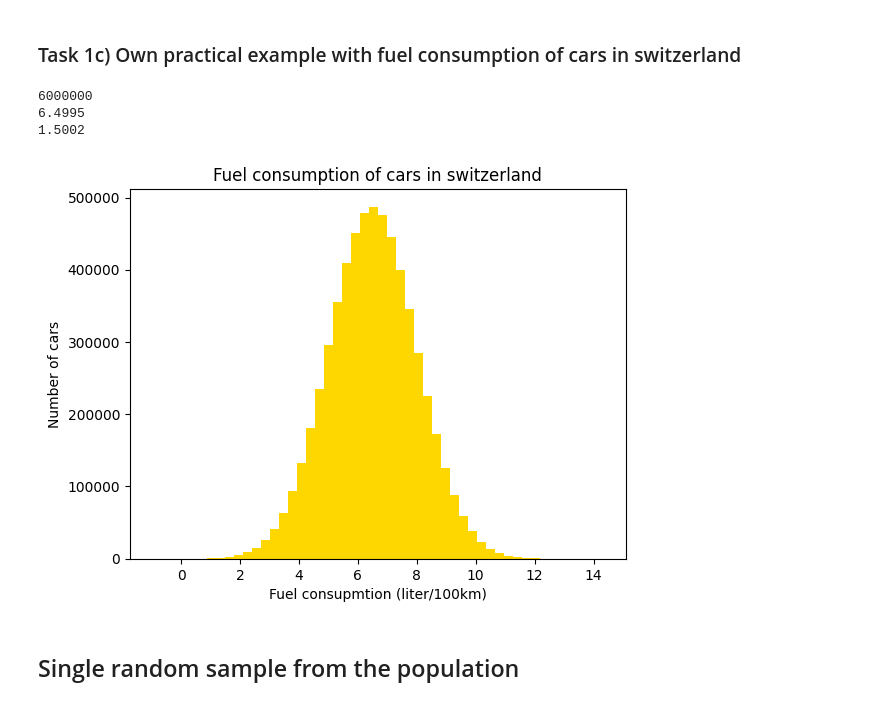
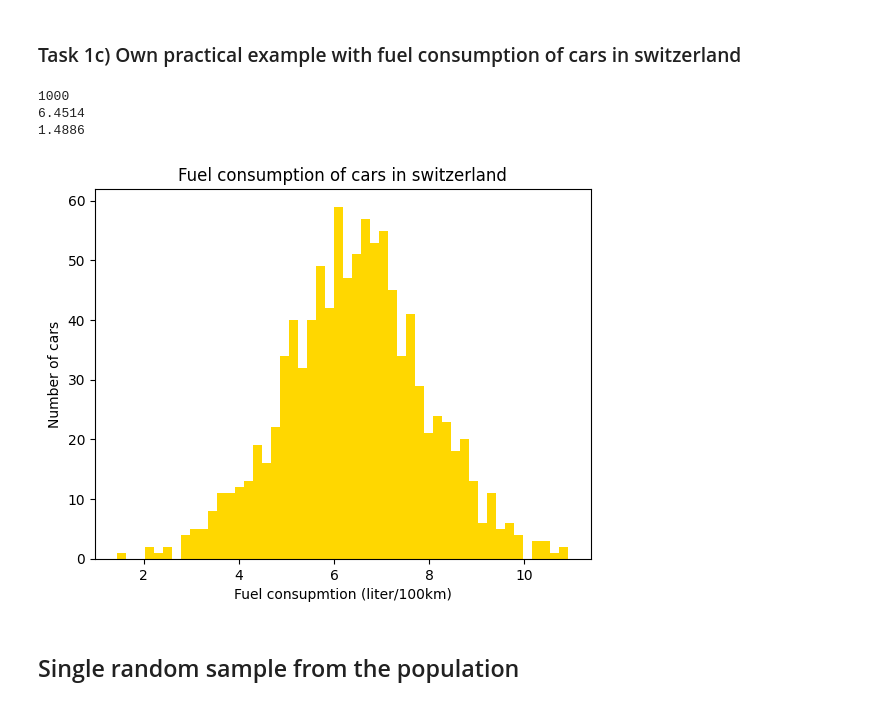
Before and after one commit to Etterpau/applied_research_methods, a Jupyter notebook: Week_06/population_and_samples.ipynb, the cells around one changed output. Cells and saved outputs as stored; diff of their text form; code cells hidden in the pictures.

```diff
--- a/Week_06/population_and_samples.ipynb
+++ b/Week_06/population_and_samples.ipynb
@@ -57,30 +57,30 @@ plt.show()
 # %%
 # Parameters of distribution
 p_mean = 6.5
 p_std = 1.5
-p_n = 6000000
+p_n = 1000
 
 # Setting a seed to restore the random numbers later
 random.seed(42)
 
 # Generate (normally distributed) data with mean = 6.5 L/100km and standard deviation = 1.5 l / 100km
 pop = np.random.normal(loc=p_mean, scale=p_std, size=p_n)
 print(f'{len(pop):.0f}')
 print(f'{np.mean(pop):.4f}')
 print(f'{np.std(pop):.4f}')
 
 # Plot histogram based on the data
 plt.hist(pop, bins = 50, color='gold')
 plt.title('Fuel consumption of cars in switzerland')
 plt.xlabel('Fuel consupmtion (liter/100km)')
 plt.ylabel('Number of cars')
 
 plt.show()
 # %% [output]
-6000000
-6.4995
-1.5002
+1000
+6.4514
+1.4886
-[figure, old version]
+[figure, new version]
 # %% [markdown]
 ## Single random sample from the population
 # %%
```
Also changed, not shown: parts of 2 cells of this notebook, 4 other files.
